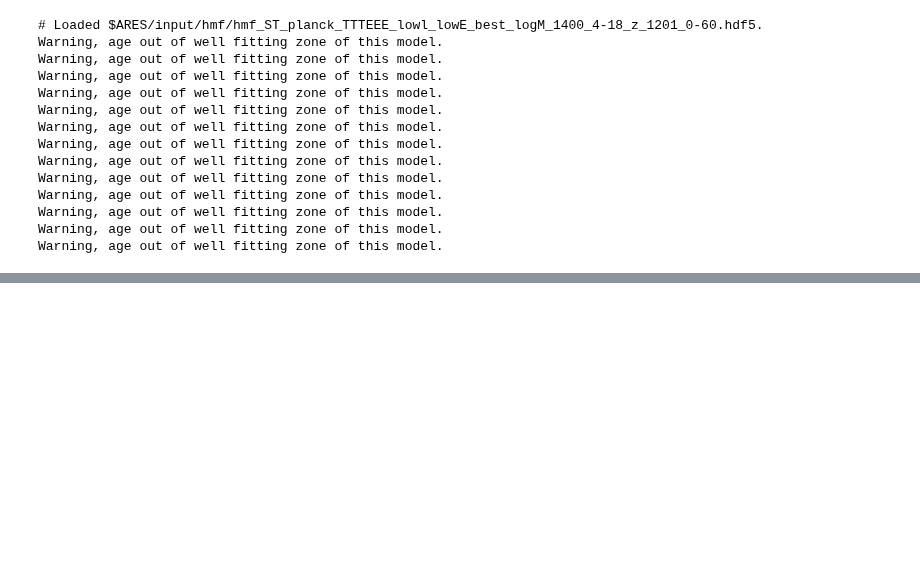
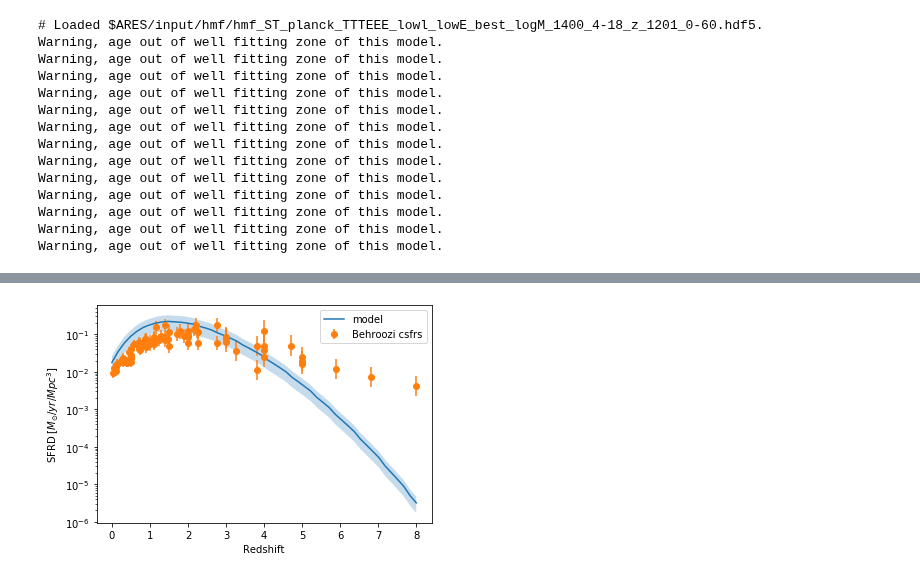
Before and after one commit to eklem1/GalaxySim, a Jupyter notebook: SFRs.ipynb, the cells around one changed output, grey strips where cells are left out. Cells and saved outputs as stored; diff of their text form; code cells hidden in the pictures; blank space fills up the shorter version.

```diff
--- a/SFRs.ipynb
+++ b/SFRs.ipynb
@@ -275,0 +237,13 @@ pl.show()
+# %%
+pl.semilogy(Zs, SFRD[0], label="model")
+pl.fill_between(Zs, SFRD[0]-SFRD[1], SFRD[0]+SFRD[1], alpha=0.25) #do these do the logy axis properly?
+
+pl.errorbar(csfrs[0], 10**csfrs[1], yerr=[err1, err2], ls="", marker="o", label="Behroozi csfrs" )
+
+pl.ylabel('SFRD $[M_{\odot}/yr/Mpc^3]$')
+pl.xlabel('Redshift')
+pl.legend()
+
+pl.show()
+# %% [output]
+[figure, added]
```
Also changed, not shown: parts of 8 cells of this notebook, 1 other file.
